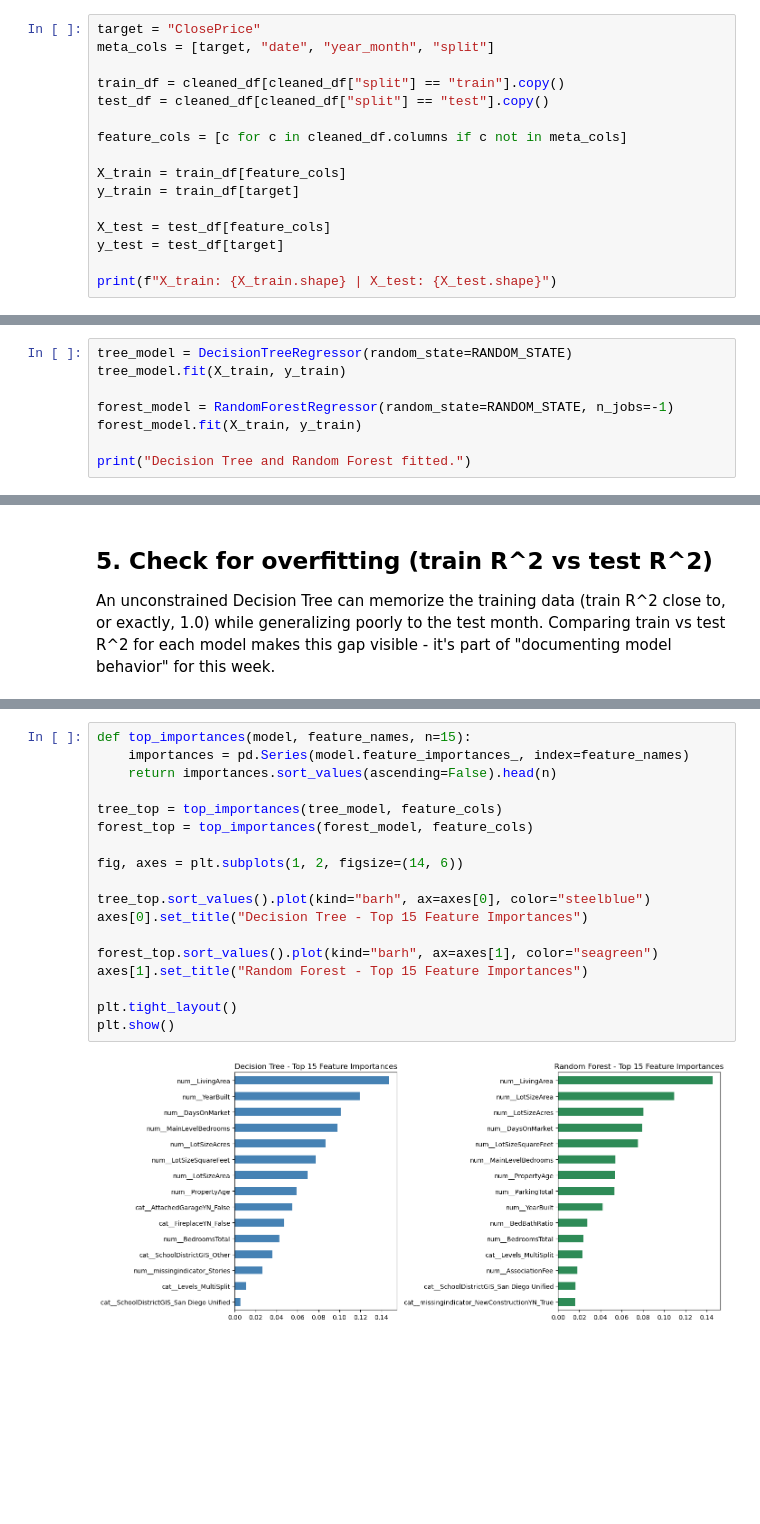
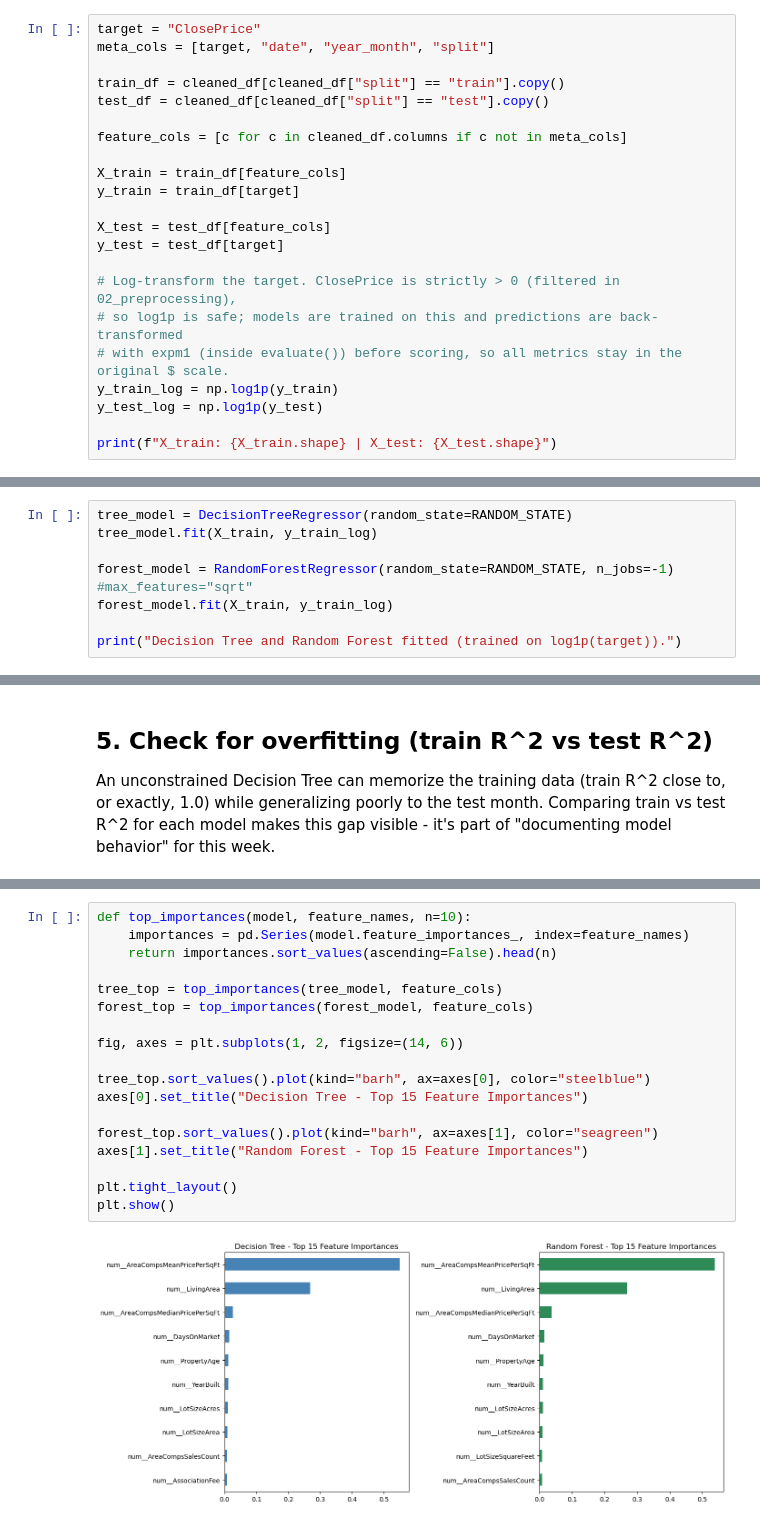
Before and after one commit to jisun129/idx-exchange-project, a Jupyter notebook: notebooks/04_model_comparison.ipynb, the cells around one changed output, grey strips where cells are left out. Saved outputs shown, nothing was run; the diff lists cells and outputs as text; blank space fills up the shorter version.

```diff
--- a/notebooks/04_model_comparison.ipynb
+++ b/notebooks/04_model_comparison.ipynb
@@ -47,5 +47,11 @@ y_train = train_df[target]
 X_test = test_df[feature_cols]
 y_test = test_df[target]
 
+# Log-transform the target. ClosePrice is strictly > 0 (filtered in 02_preprocessing),
+# so log1p is safe; models are trained on this and predictions are back-transformed
+# with expm1 (inside evaluate()) before scoring, so all metrics stay in the original $ scale.
+y_train_log = np.log1p(y_train)
+y_test_log = np.log1p(y_test)
+
 print(f"X_train: {X_train.shape} | X_test: {X_test.shape}")
 # %% [output]
@@ -56,10 +62,10 @@ X_train: (129964, 111) | X_test: (12024, 111)
 Both are fit directly on the already-preprocessed feature matrix, same as the baseline (no extra pipeline needed). Only `random_state` is set (plus `n_jobs=-1` for Random Forest) - the point here is to see how each model behaves *out of the box*, before any depth constraints are considered in section 7.
 # %%
 tree_model = DecisionTreeRegressor(random_state=RANDOM_STATE)
-tree_model.fit(X_train, y_train)
+tree_model.fit(X_train, y_train_log)
 
-forest_model = RandomForestRegressor(random_state=RANDOM_STATE, n_jobs=-1)
-forest_model.fit(X_train, y_train)
+forest_model = RandomForestRegressor(random_state=RANDOM_STATE, n_jobs=-1) #max_features="sqrt"
+forest_model.fit(X_train, y_train_log)
 
-print("Decision Tree and Random Forest fitted.")
+print("Decision Tree and Random Forest fitted (trained on log1p(target)).")
 # %% [output]
@@ -108,23 +118,23 @@ Both tree-based models expose `feature_importances_`, showing which features eac
 # %%
-def top_importances(model, feature_names, n=15):
+def top_importances(model, feature_names, n=10):
     importances = pd.Series(model.feature_importances_, index=feature_names)
     return importances.sort_values(ascending=False).head(n)
 
 tree_top = top_importances(tree_model, feature_cols)
 forest_top = top_importances(forest_model, feature_cols)
 
 fig, axes = plt.subplots(1, 2, figsize=(14, 6))
 
 tree_top.sort_values().plot(kind="barh", ax=axes[0], color="steelblue")
 axes[0].set_title("Decision Tree - Top 15 Feature Importances")
 
 forest_top.sort_values().plot(kind="barh", ax=axes[1], color="seagreen")
 axes[1].set_title("Random Forest - Top 15 Feature Importances")
 
 plt.tight_layout()
 plt.show()
 # %% [output]
-[figure, old version]
+[figure, new version]
 # %% [markdown]
 ## 7. Diagnosing the overfitting: depth-constrained variants
 
```
Also changed, not shown: parts of 17 cells of this notebook, 5 other files.
